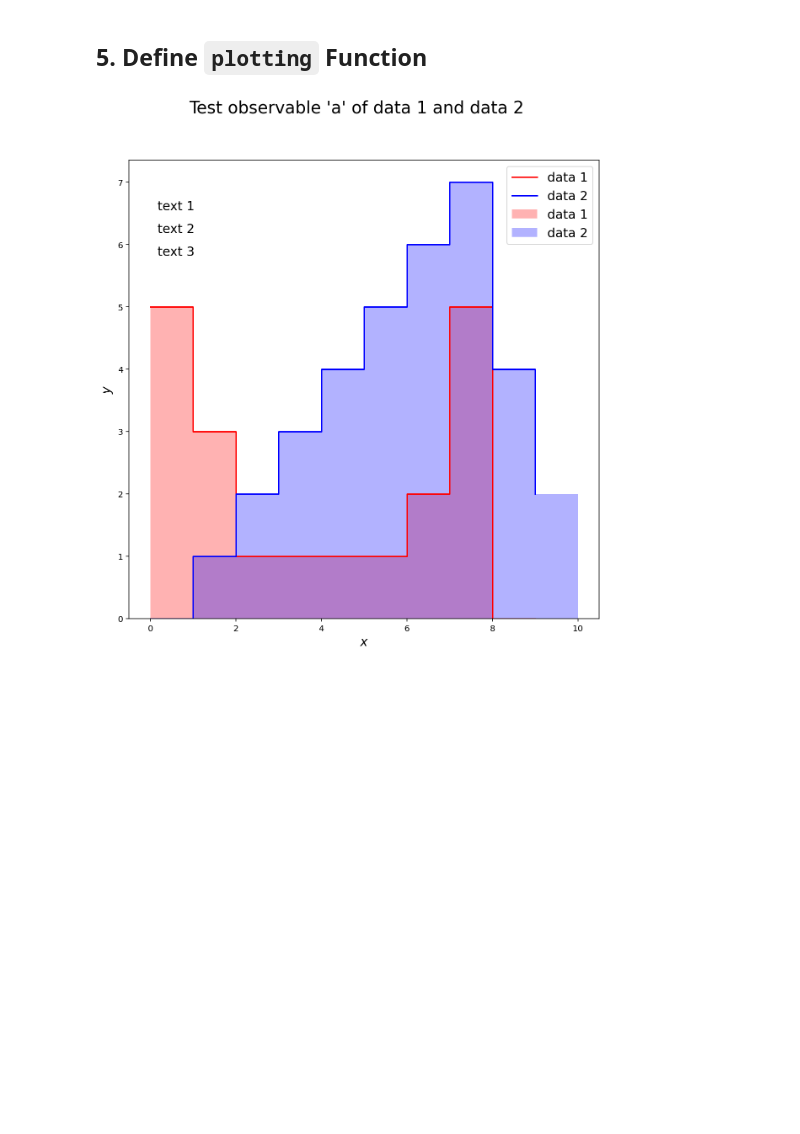
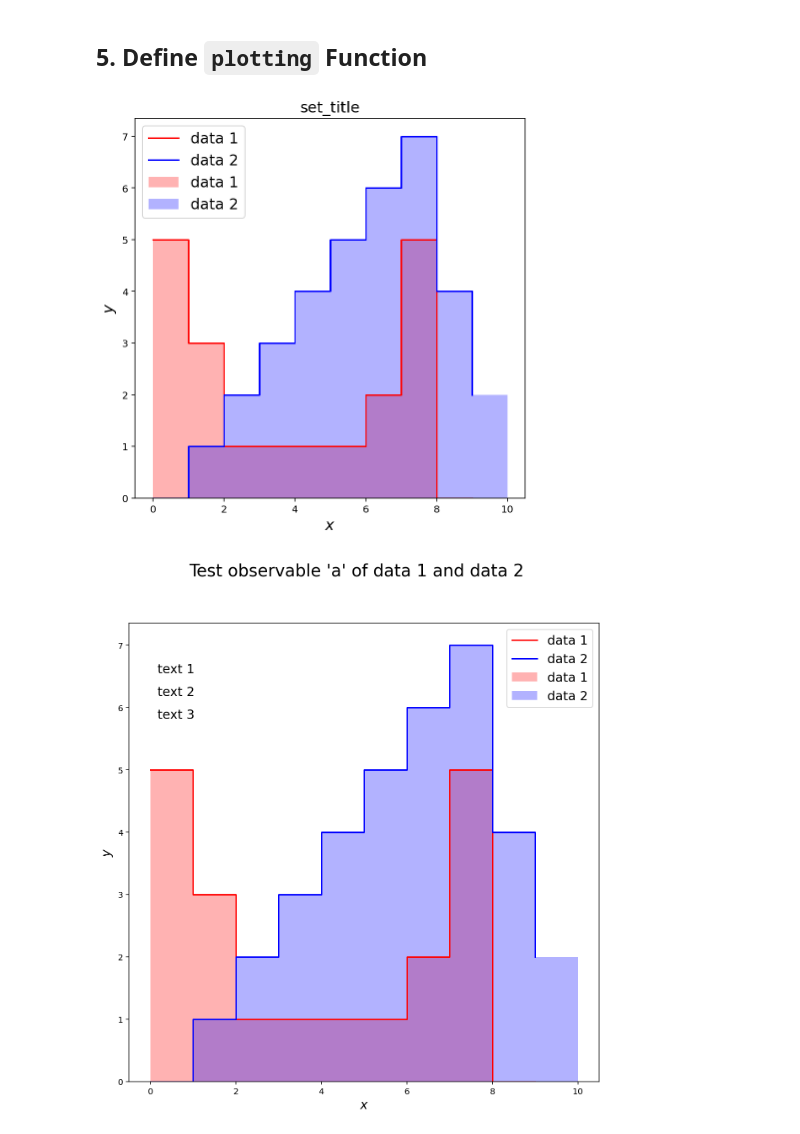
Before and after one commit to YW-Hsiao/svj_setting_master, a Jupyter notebook: test_plotting/test_2_histograms.ipynb, the cells around one changed output. Drawn from its saved outputs; the diff is of its cells as text; code cells hidden in the pictures; blank space fills up the shorter version.

```diff
--- a/test_plotting/test_2_histograms.ipynb
+++ b/test_plotting/test_2_histograms.ipynb
@@ -249,6 +265,43 @@ def plotting(obs, dataset, binning, data_color, data_label, weight=None,
     # 4. save and show plot
     plt.savefig(savefig)
     plt.show()
+# %%
+# Test
+# Test (2) Use list to collect pd.DataFrame() and for loop
+# 1. data
+obs = 'a'
+dataset = [df_1, df_2]
+data_color = ['red', 'blue']
+data_label = ["data 1", "data 2"]
+selected = [selected1, selected2]
+
+# 2. construct figure
+fig, ax = plt.subplots(1, 1, figsize=(7,7))
+binning = np.linspace(0, 10, 11)
+
+# 3. plot
+for i, data in enumerate(dataset):
+    # ax.hist(data[obs], bins=binning, color=data_color[i], label=data_label[i], alpha=0.3)
+    # hist, bins = np.histogram(data[obs].to_numpy(), bins=binning, weights=None)
+    # ax.step(bins[:-1], hist, where='post', color=data_color[i], label=data_label[i])
+    # with weights=
+    ax.hist(data[obs], bins=binning, color=data_color[i], label=data_label[i], alpha=0.3, weights=None)
+    hist, bins = np.histogram(data[obs].to_numpy(), bins=binning, weights=None)
+    ax.step(bins[:-1], hist, where='post', color=data_color[i], label=data_label[i])
+
+# 4. customize plot
+fig.suptitle(None, fontsize=20)
+ax.legend(fontsize=15)
+ax.set_title('set_title', fontsize=15)
+ax.set_xlabel(r'$x$', fontsize=15)
+ax.set_ylabel(r'$y$', fontsize=15)
+ax.set_yscale('linear')
+# ax.set_xlim((-5, 15))
+
+# 5. save and show plot
+plt.show()
+# %% [output]
+[figure, added]
 # %%
 plotting('a', [df_1, df_2], np.linspace(0, 10, 11),
          ['red', 'blue'], ['data 1', 'data 2'],
```
Also changed, not shown: parts of 7 cells of this notebook.
